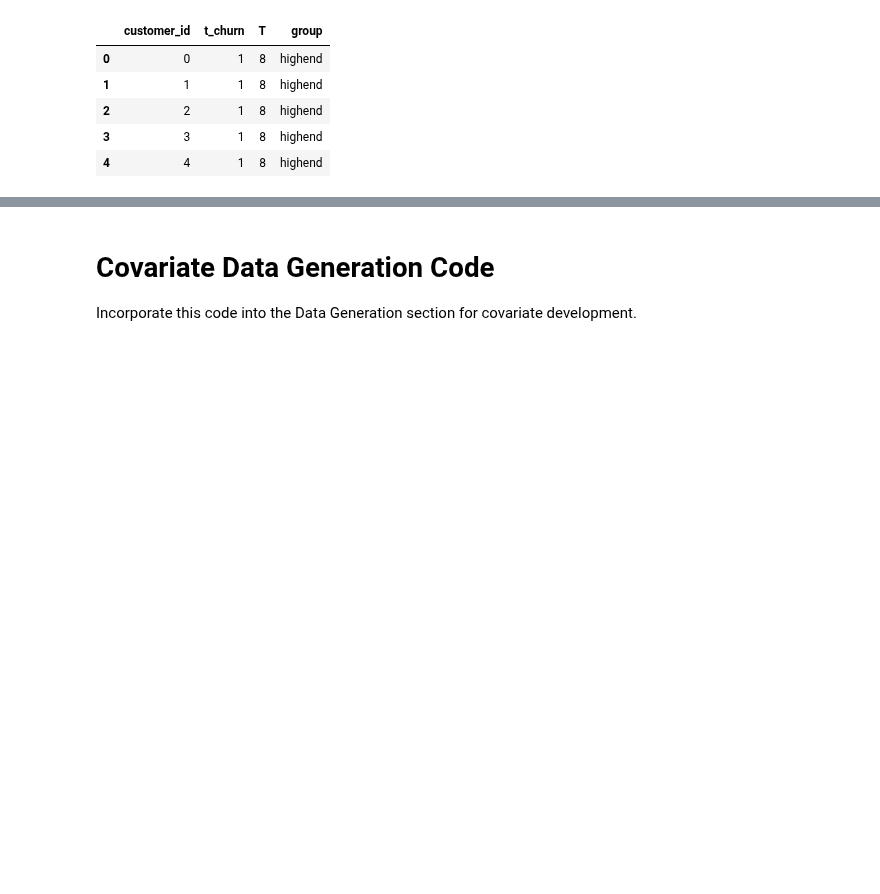
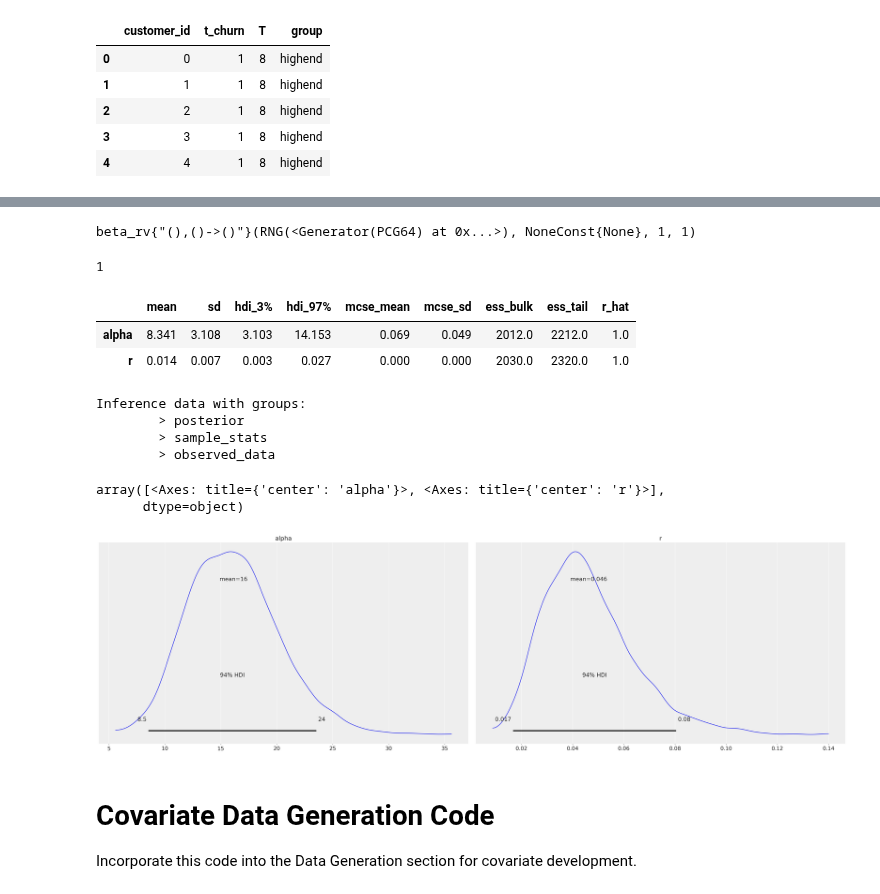
Before and after one commit to ColtAllen/pymc-marketing, a Jupyter notebook: docs/source/notebooks/clv/dev/subscription_covariates.ipynb, the cells around one changed output, grey strips where cells are left out. Saved outputs shown, nothing was run; the diff lists cells and outputs as text; code cells hidden in the pictures; blank space fills up the shorter version.

```diff
--- a/docs/source/notebooks/clv/dev/subscription_covariates.ipynb
+++ b/docs/source/notebooks/clv/dev/subscription_covariates.ipynb
@@ -188,10 +188,15 @@ dataset.head()
 | 3 | 3 | 1 | 8 | highend |
 | 4 | 4 | 1 | 8 | highend |
 # %%
-r = 1
-alpha = 1
+r = .1
+alpha = .1
 t = 3
 
-lam = np.random.gamma(shape=r, scale=alpha) # 1/alpha?
+lam = rng.gamma(shape=r, scale=alpha) # 1/alpha?
 
-np.exp(-lam*(t-1)) - np.exp(-lam*t)
+# which one of these will become rng_fn?
+p = 1 - np.exp(-lam)
+#p = np.exp(-lam*(t-1)) - np.exp(-lam*t)
+
+z = rng.geometric(p,size=1000)
+# (z == 1).sum() / 1000
@@ -199,0 +203,2 @@ np.exp(-lam*(t-1)) - np.exp(-lam*t)
+# %%
+censored = dataset["t_churn"] == dataset["T"]
@@ -200,13 +219,22 @@ np.exp(-lam*(t-1)) - np.exp(-lam*t)
 # %%
-coords = {"customer_id": dataset["customer_id"]}
+def logp(r, alpha, t):
+    return r*(-pt.tensor.log(alpha+t-1) + pt.tensor.log(alpha+t))
+def log_survival_fn(r, alpha, t):
+    return r * (pt.tensor.log(alpha) - pt.tensor.log(alpha + t))
+
+
+coords = {"customer_id": dataset["customer_id"][~censored]}
 with pm.Model(coords=coords) as model:
-    alpha = pm.HalfFlat("alpha")
-    r = pm.HalfFlat("r")
+    alpha = pm.Gamma("alpha",alpha=5,beta=1)
+    r = pm.Gamma("r", alpha=5,beta=1)
 
-    # TODO: running into issues with censored data
-    #       Try using potentials instead
+    # potentials are converging
+    obs = pm.Potential("observed", logp(r, alpha, dataset["t_churn"][~censored]),dims=("customer_id",))
+    cens = pm.Potential("censored",log_survival_fn(r, alpha, dataset["t_churn"][censored]),dims=("customer_id",))
 
-    # churn_raw = clv.distributions.GrassiaIIGeometric("churn",r=r, alpha=alpha)
+    # TODO: But your distribution is not working with pm.Censored
+    # churn_raw = clv.distributions.GrassiaIIGeometric("churn",r=r, alpha=alpha, observed = dataset["t_churn"][~censored], dims=("customer_id",))
+    # cens = pm.Potential("censored",log_survival_fn(r, alpha, dataset["t_churn"][censored]))
 
     # pm.Censored(
     #     "churn_censored",
@@ -216,4 +244,11 @@ with pm.Model(coords=coords) as model:
     #     observed=dataset["t_churn"],
     #     dims=("customer_id",),
     # )
+
+    # idata = pm.sample_prior_predictive()
+    idata = pm.sample(idata_kwargs={"log_likelihood": True})
+    # idata.extend(
+    #     pm.sample(random_seed=seed, idata_kwargs={"log_likelihood": True})
+    # )
+    # idata.extend(pm.sample_posterior_predictive(idata))
 # %% [output]
@@ -221,3 +262,31 @@ NotImplementedError: Censoring of multivariate distributions has not been implem
+# %%
+pm.Beta.dist(1,1).owner#.op.ndim_supp
+# %% [output]
+beta_rv{"(),()->()"}(RNG(<Generator(PCG64) at 0x...>), NoneConst{None}, 1, 1)
+# %%
+clv.distributions.GrassiaIIGeometric.dist(1,1).owner.op.ndim_supp
+#clv.distributions.g2g.rng_fn(rng,1,1,1)
+# %% [output]
+1
+# %%
+az.summary(idata)
+# %% [output]
+|  | mean | sd | hdi_3% | hdi_97% | mcse_mean | mcse_sd | ess_bulk | ess_tail | r_hat |
+| alpha | 8.341 | 3.108 | 3.103 | 14.153 | 0.069 | 0.049 | 2012.0 | 2212.0 | 1.0 |
+| r | 0.014 | 0.007 | 0.003 | 0.027 | 0.000 | 0.000 | 2030.0 | 2320.0 | 1.0 |
+# %%
+idata
+# %% [output]
+Inference data with groups:
+        > posterior
+        > sample_stats
+        > observed_data
+# %%
+az.plot_posterior(idata)
+# %% [output]
+array([<Axes: title={'center': 'alpha'}>, <Axes: title={'center': 'r'}>],
+      dtype=object)
+[figure, added]
 # %% [markdown]
 # Covariate Data Generation Code
 Incorporate this code into the Data Generation section for covariate development.
```
Also changed, not shown: parts of 3 cells of this notebook, 1 other file.
